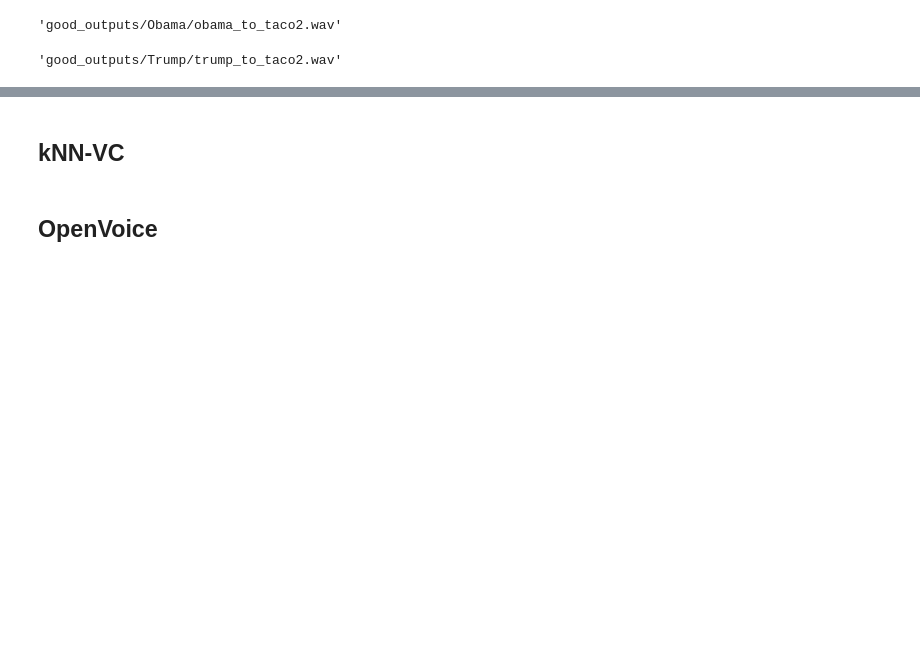
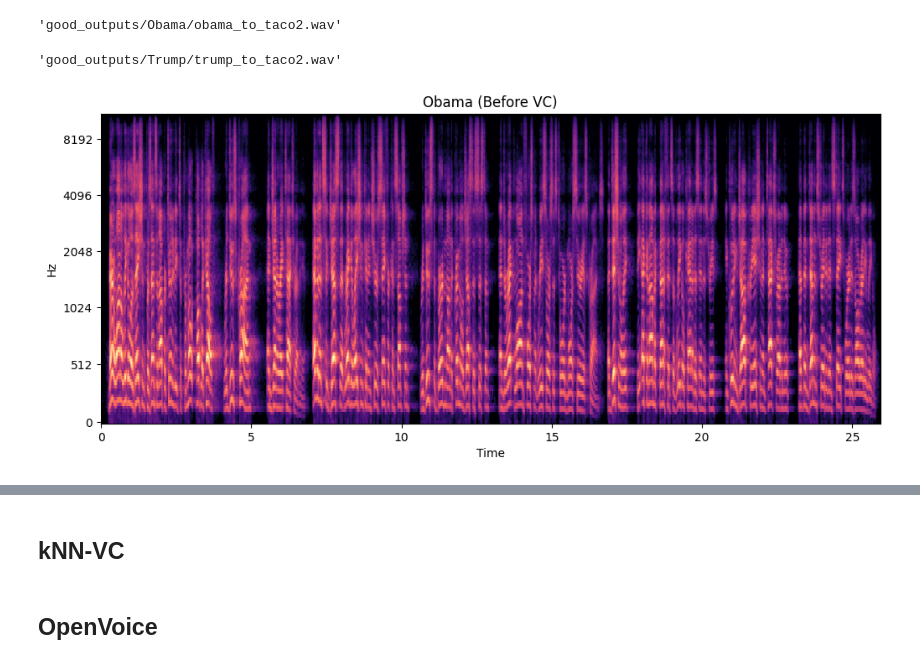
Before and after one commit to ndsoham/PSI-Prosody-Experiment, a Jupyter notebook: Timbre-Conversion.ipynb, the cells around one changed output, grey strips where cells are left out. Drawn from its saved outputs; the diff is of its cells as text; code cells hidden in the pictures; blank space fills up the shorter version.

Commit message:
generated mels

```diff
--- a/Timbre-Conversion.ipynb
+++ b/Timbre-Conversion.ipynb
@@ -50,3 +50,20 @@ FreeVC.voice_conversion_to_file(
 )
 # %% [output]
 'good_outputs/Trump/trump_to_taco2.wav'
+# %%
+import librosa
+import numpy as np
+import matplotlib.pyplot as plt
+# function to generation mel spectrogram
+def show_mel_spectrogram(filepath, title):
+    array, sr = librosa.load(filepath)
+    S = librosa.feature.melspectrogram(y=array, sr=sr)
+    S_db = librosa.power_to_db(S, ref=np.max)
+    plt.figure().set_figwidth(12)
+    librosa.display.specshow(S_db, x_axis="time", y_axis="mel", sr=sr)
+    plt.title(title)
+# %%
+# Obama: generate before mel
+show_mel_spectrogram(filepath="good_outputs/Obama/obama_output_fishspeech.wav", title="Obama (Before VC)")
+# %% [output]
+[figure, added]
```
Also changed, not shown: parts of 3 cells of this notebook.
